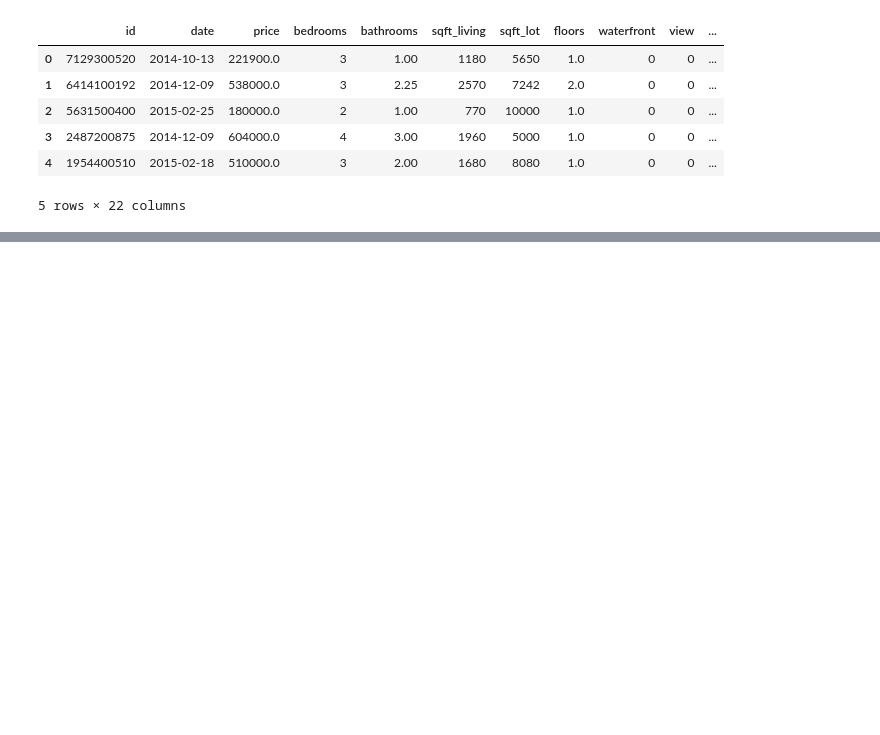
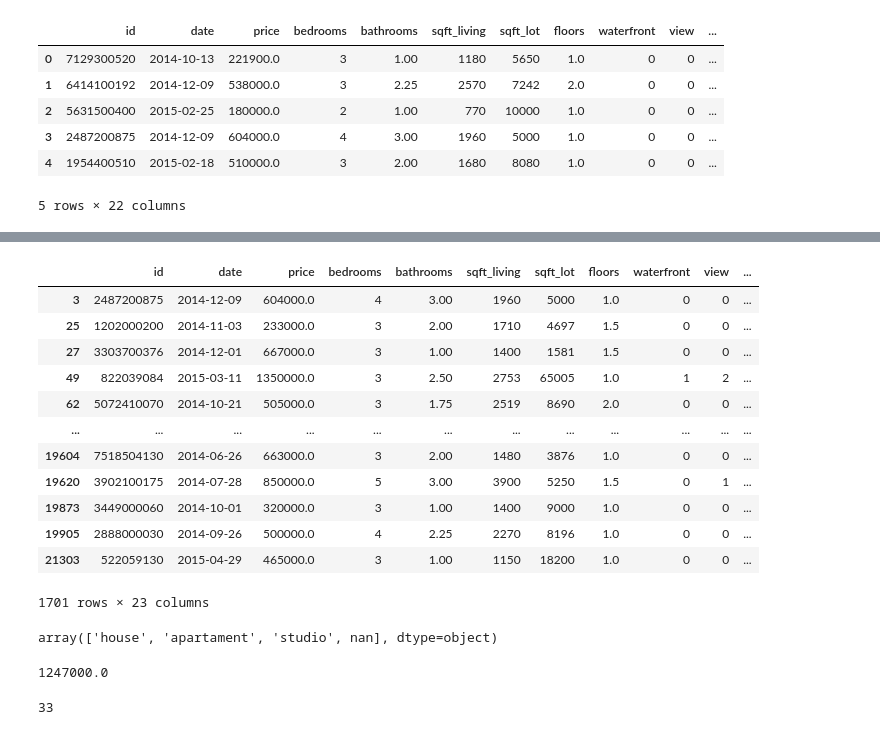
Before and after one commit to djalmarodriguess/Python, a Jupyter notebook: Pandas/House Sales.ipynb, the cells around one changed output, grey strips where cells are left out. Cells and saved outputs as stored; diff of their text form; code cells hidden in the pictures; blank space fills up the shorter version.

```diff
--- a/Pandas/House Sales.ipynb
+++ b/Pandas/House Sales.ipynb
@@ -132,0 +193,3 @@ dtype: int64
+# %%
+df['condition'] = df['condition'].astype(str)
+df.dtypes
@@ -132,0 +214,3 @@ dtype: int64
+# %%
+#Remover colunas
+df = df.drop(columns = ['sqft_lot15', 'sqft_living15'])
@@ -132,0 +241,4 @@ dtype: int64
+# %%
+#Modificar o tipo para data
+df['yr_built'] = pd.to_datetime(df['yr_built'])
+df.dtypes
@@ -132,0 +263,3 @@ dtype: int64
+# %%
+df['yr_renovated'] = pd.to_datetime(df['yr_renovated'])
+df.dtypes
@@ -132,0 +348,31 @@ dtype: int64
+# %%
+#Imóveis com boas condições(condition_type =good) e sao casas novas(house_age = new_house)
+df[(df['condition_type'] == 'good') & (df['house_age'] == 'new_house')]
+# %% [output]
+|  | id | date | price | bedrooms | bathrooms | sqft_living | sqft_lot | floors | waterfront | view | ... |
+| 3 | 2487200875 | 2014-12-09 | 604000.0 | 4 | 3.00 | 1960 | 5000 | 1.0 | 0 | 0 | ... |
+| 25 | 1202000200 | 2014-11-03 | 233000.0 | 3 | 2.00 | 1710 | 4697 | 1.5 | 0 | 0 | ... |
+| 27 | 3303700376 | 2014-12-01 | 667000.0 | 3 | 1.00 | 1400 | 1581 | 1.5 | 0 | 0 | ... |
+| 49 | 822039084 | 2015-03-11 | 1350000.0 | 3 | 2.50 | 2753 | 65005 | 1.0 | 1 | 2 | ... |
+| 62 | 5072410070 | 2014-10-21 | 505000.0 | 3 | 1.75 | 2519 | 8690 | 2.0 | 0 | 0 | ... |
+| ... | ... | ... | ... | ... | ... | ... | ... | ... | ... | ... | ... |
+| 19604 | 7518504130 | 2014-06-26 | 663000.0 | 3 | 2.00 | 1480 | 3876 | 1.0 | 0 | 0 | ... |
+| 19620 | 3902100175 | 2014-07-28 | 850000.0 | 5 | 3.00 | 3900 | 5250 | 1.5 | 0 | 1 | ... |
+| 19873 | 3449000060 | 2014-10-01 | 320000.0 | 3 | 1.00 | 1400 | 9000 | 1.0 | 0 | 0 | ... |
+| 19905 | 2888000030 | 2014-09-26 | 500000.0 | 4 | 2.25 | 2270 | 8196 | 1.0 | 0 | 0 | ... |
+| 21303 | 522059130 | 2015-04-29 | 465000.0 | 3 | 1.00 | 1150 | 18200 | 1.0 | 0 | 0 | ... |
+1701 rows × 23 columns
+# %%
+df['dormitory_type'].unique()
+# %% [output]
+array(['house', 'apartament', 'studio', nan], dtype=object)
+# %%
+#Valor do Imóvel mais caro registrado como 'studio'
+df.groupby('dormitory_type')['price'].max()[2]
+# %% [output]
+1247000.0
+# %%
+# Maior número de quartos que o imóvel do tipo 'house' possui.
+df.groupby('dormitory_type')['bedrooms'].max()[1]
+# %% [output]
+33
```
Also changed, not shown: parts of 28 cells of this notebook.
